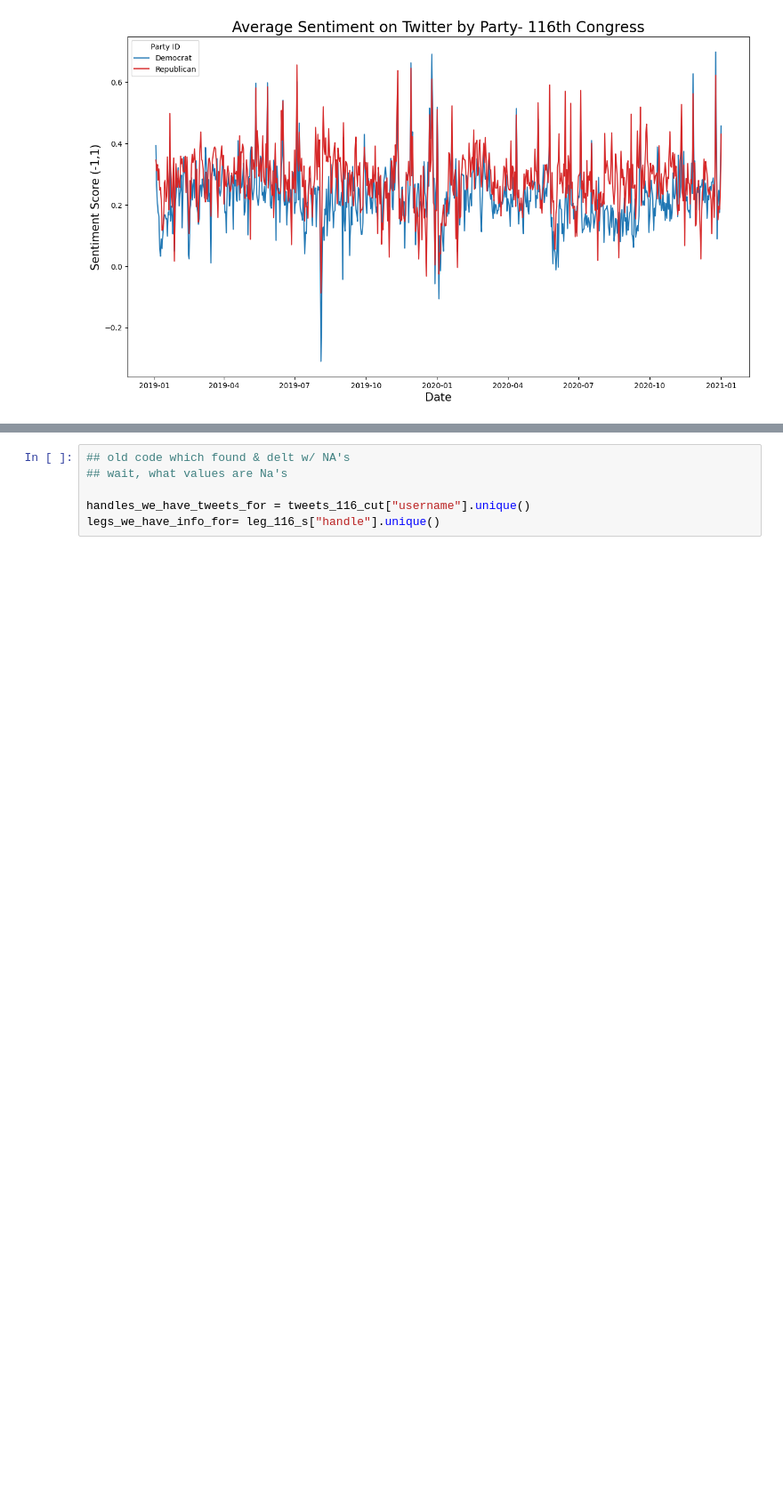
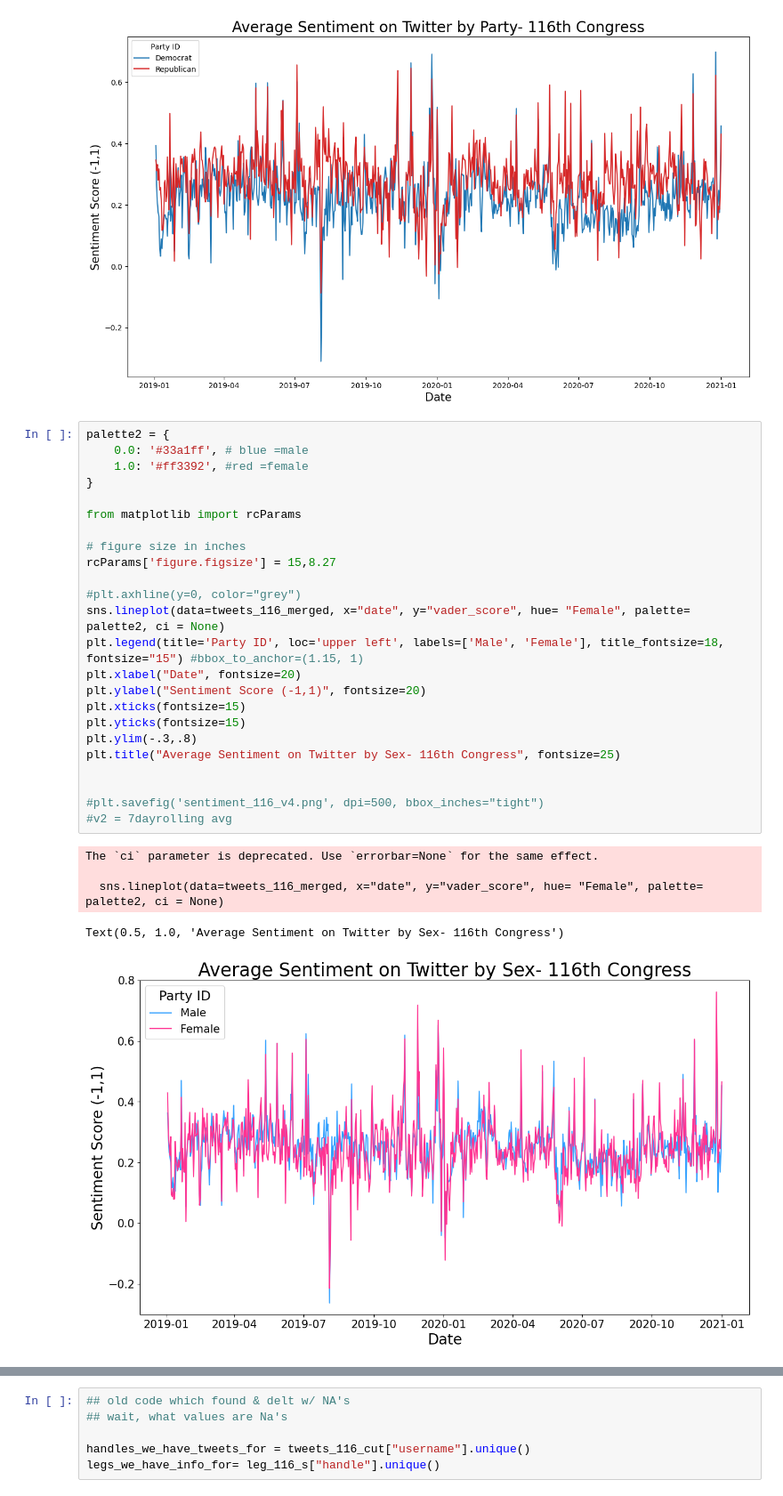
Before and after one commit to caramnix/CapitolLetters, a Jupyter notebook: figure and ks code/sentiment figures/cleaning_and_sentiment_scoring_116.ipynb, the cells around one changed output, grey strips where cells are left out. Shown at 89% size. Saved outputs shown, nothing was run; the diff lists cells and outputs as text; blank space fills up the shorter version.

```diff
--- a/figure and ks code/sentiment figures/cleaning_and_sentiment_scoring_116.ipynb
+++ b/figure and ks code/sentiment figures/cleaning_and_sentiment_scoring_116.ipynb
@@ -374,3 +399,33 @@ The `ci` parameter is deprecated. Use `errorbar=None` for the same effect.
   sns.lineplot(data=tweets_116_merged, x="date", y="vader_score", hue= "party", palette= palette, ci = None)
 Text(0.5, 1.0, 'Average Sentiment on Twitter by Party- 116th Congress')
 [figure]
+# %%
+palette2 = {
+    0.0: '#33a1ff', # blue =male
+    1.0: '#ff3392', #red =female
+}
+
+from matplotlib import rcParams
+
+# figure size in inches
+rcParams['figure.figsize'] = 15,8.27
+
+#plt.axhline(y=0, color="grey")
+sns.lineplot(data=tweets_116_merged, x="date", y="vader_score", hue= "Female", palette= palette2, ci = None)
+plt.legend(title='Party ID', loc='upper left', labels=['Male', 'Female'], title_fontsize=18, fontsize="15") #bbox_to_anchor=(1.15, 1)
+plt.xlabel("Date", fontsize=20)
+plt.ylabel("Sentiment Score (-1,1)", fontsize=20)
+plt.xticks(fontsize=15)
+plt.yticks(fontsize=15)
+plt.ylim(-.3,.8)
+plt.title("Average Sentiment on Twitter by Sex- 116th Congress", fontsize=25)
+
+
+#plt.savefig('sentiment_116_v4.png', dpi=500, bbox_inches="tight")
+#v2 = 7dayrolling avg
+# %% [output]
+The `ci` parameter is deprecated. Use `errorbar=None` for the same effect.
+
+  sns.lineplot(data=tweets_116_merged, x="date", y="vader_score", hue= "Female", palette= palette2, ci = None)
+Text(0.5, 1.0, 'Average Sentiment on Twitter by Sex- 116th Congress')
+[figure, added]
```
Also changed, not shown: parts of 25 cells of this notebook, 9 other files.
